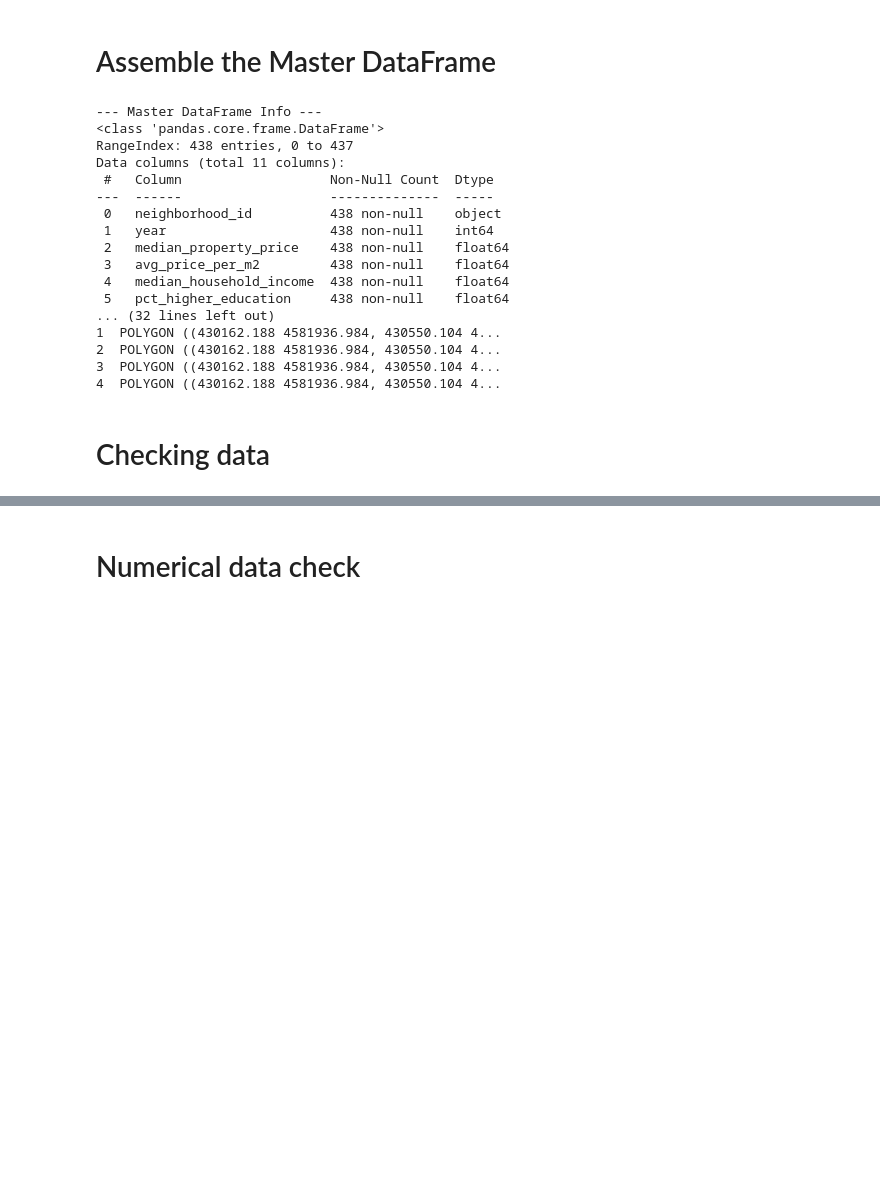
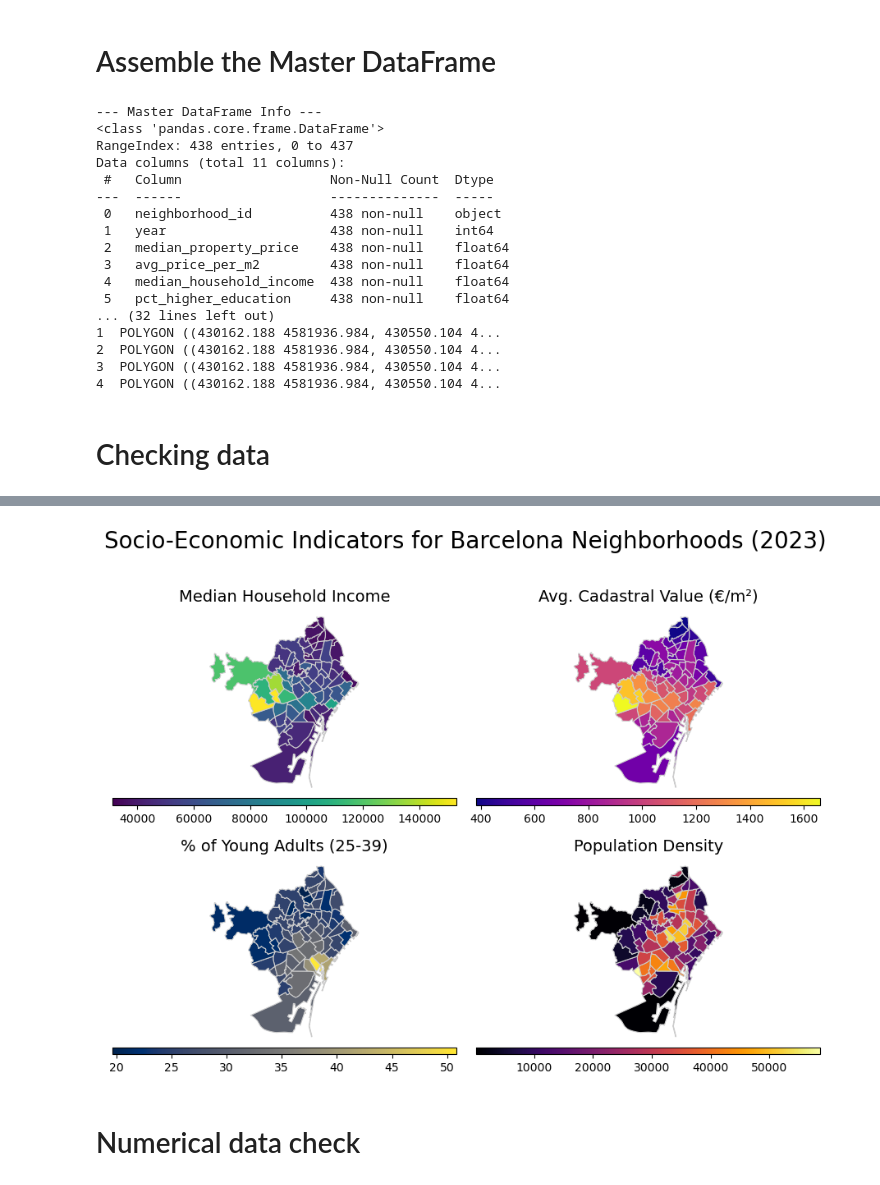
Before and after one commit to Androm3d/DALAS-gentrification-analysis, a Jupyter notebook: notebooks/01_data_exploration_barcelona.ipynb, the cells around one changed output, grey strips where cells are left out. Drawn from its saved outputs; the diff is of its cells as text; code cells hidden in the pictures; blank space fills up the shorter version.

```diff
--- a/notebooks/01_data_exploration_barcelona.ipynb
+++ b/notebooks/01_data_exploration_barcelona.ipynb
@@ -410,3 +367,75 @@ NameError: name 'latest_year_gdfs' is not defined
+# %%
+import pandas as pd
+import geopandas as gpd
+import matplotlib.pyplot as plt
+from shapely import wkt
+
+# --- 1. Load and Prepare the Data (No changes here) ---
+master_df = pd.read_csv("../data/preprocessed/barcelona/barcelona_master_dataframe.csv")
+master_df['geometry'] = master_df['geometry'].apply(wkt.loads)
+
+# Create the GeoDataFrame with the correct initial CRS
+master_gdf = gpd.GeoDataFrame(master_df, geometry='geometry', crs='epsg:25831')
+
+# Transform to lat/lon for standard plotting
+master_gdf = master_gdf.to_crs(epsg=4326)
+
+# Filter for the latest year
+latest_year_gdf = master_gdf[master_gdf['year'] == master_gdf['year'].max()].copy()
+latest_year = latest_year_gdf['year'].iloc[0]
+
+
+# --- 2. Create the Grid Plot (with your customizations) ---
+
+# We create a dictionary where each entry contains all the info for one map.
+plots = {
+    'median_household_income': {
+        'title': 'Median Household Income',
+        'cmap': 'viridis'  # The default, good for sequential data
+    },
+    'avg_price_per_m2': {
+        'title': 'Avg. Cadastral Value (€/m²)',
+        'cmap': 'plasma'   # The original color for this plot
+    },
+    'pct_young_adults': {
+        'title': '% of Young Adults (20-39)',
+        'cmap': 'cividis'  # The original color for this plot
+    },
+    'population_density': {
+        'title': 'Population Density',
+        'cmap': 'inferno'  # The original color for this plot
+    }
+}
+
+fig, axes = plt.subplots(nrows=2, ncols=2, figsize=(9, 9))
+
+# Flatten the axes array for easy looping
+axes = axes.flatten()
+
+# Loop through our new 'plots' dictionary to create each map
+for i, (column, plot_info) in enumerate(plots.items()):
+    ax = axes[i]
+    latest_year_gdf.plot(
+        column=column,
+        ax=ax,
+        legend=True,
+        cmap=plot_info['cmap'],  # Use the custom colormap
+        linewidth=0.8,
+        edgecolor='0.8',
+        legend_kwds={'orientation': "horizontal", 'pad': 0.01, 'aspect': 50}
+    )
+    ax.set_title(plot_info['title'], fontsize=14) # Use the custom title
+    ax.axis('off')
+
+# Add a main title to the entire figure
+fig.suptitle(f'Socio-Economic Indicators for Barcelona Neighborhoods ({latest_year})', fontsize=20)
+
+# Adjust layout to prevent titles from overlapping
+plt.tight_layout(rect=[0, 0, 1, 0.96])
+
+plt.show()
+# %% [output]
+[figure, added]
 # %% [markdown]
 # Numerical data check
 # %%
```
Also changed, not shown: parts of 2 cells of this notebook.
